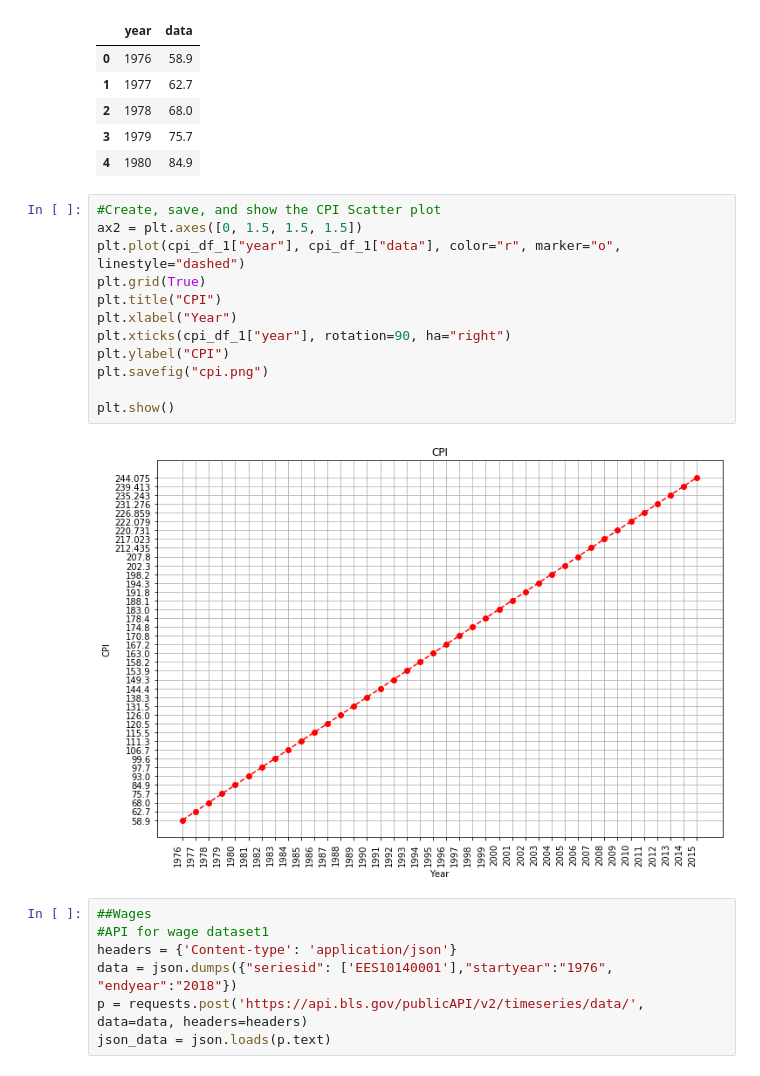
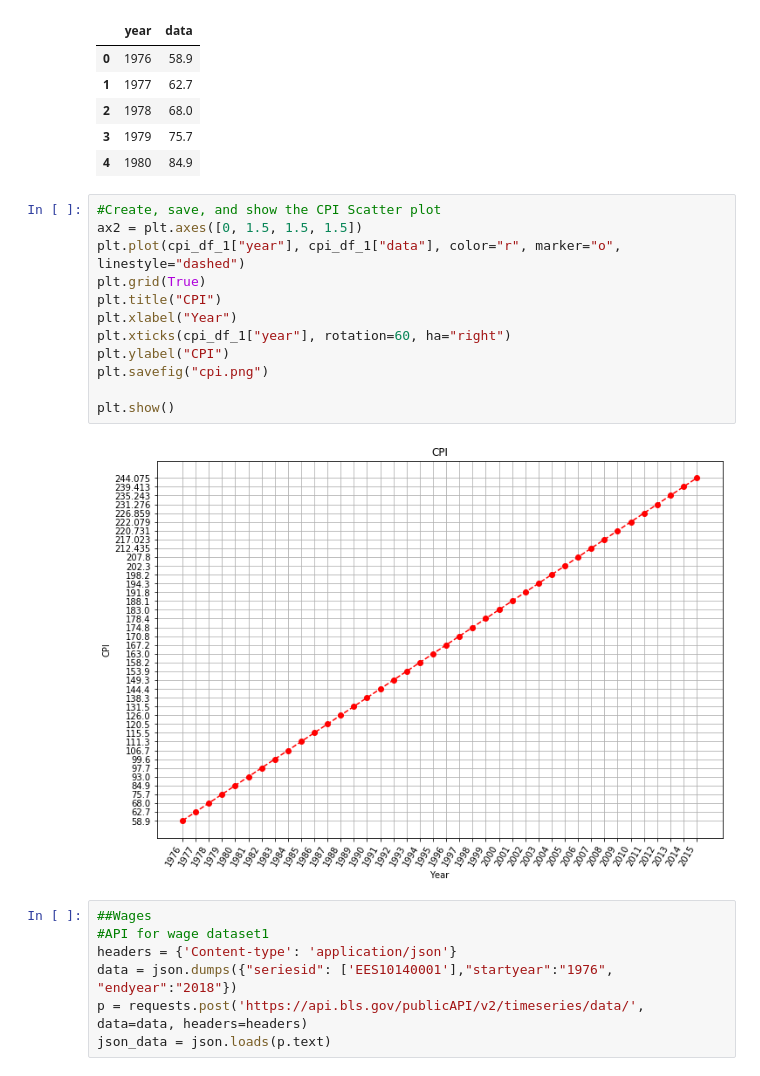
Before and after one commit to zackjmccann/Economic-Analysis-NBA, a Jupyter notebook: FINAL_project_one.ipynb, the cells around one changed output. Saved outputs shown, nothing was run; the diff lists cells and outputs as text.

```diff
--- a/FINAL_project_one.ipynb
+++ b/FINAL_project_one.ipynb
@@ -153,17 +153,17 @@ cpi_df_1.head()
 # %%
 #Create, save, and show the CPI Scatter plot
 ax2 = plt.axes([0, 1.5, 1.5, 1.5])
 plt.plot(cpi_df_1["year"], cpi_df_1["data"], color="r", marker="o", linestyle="dashed")
 plt.grid(True)
 plt.title("CPI")
 plt.xlabel("Year")
-plt.xticks(cpi_df_1["year"], rotation=90, ha="right")
+plt.xticks(cpi_df_1["year"], rotation=60, ha="right")
 plt.ylabel("CPI")
 plt.savefig("cpi.png")
 
 plt.show()
 # %% [output]
-[figure, old version]
+[figure, new version]
 # %%
 ##Wages
 #API for wage dataset1
```
Also changed, not shown: parts of 25 cells of this notebook.
